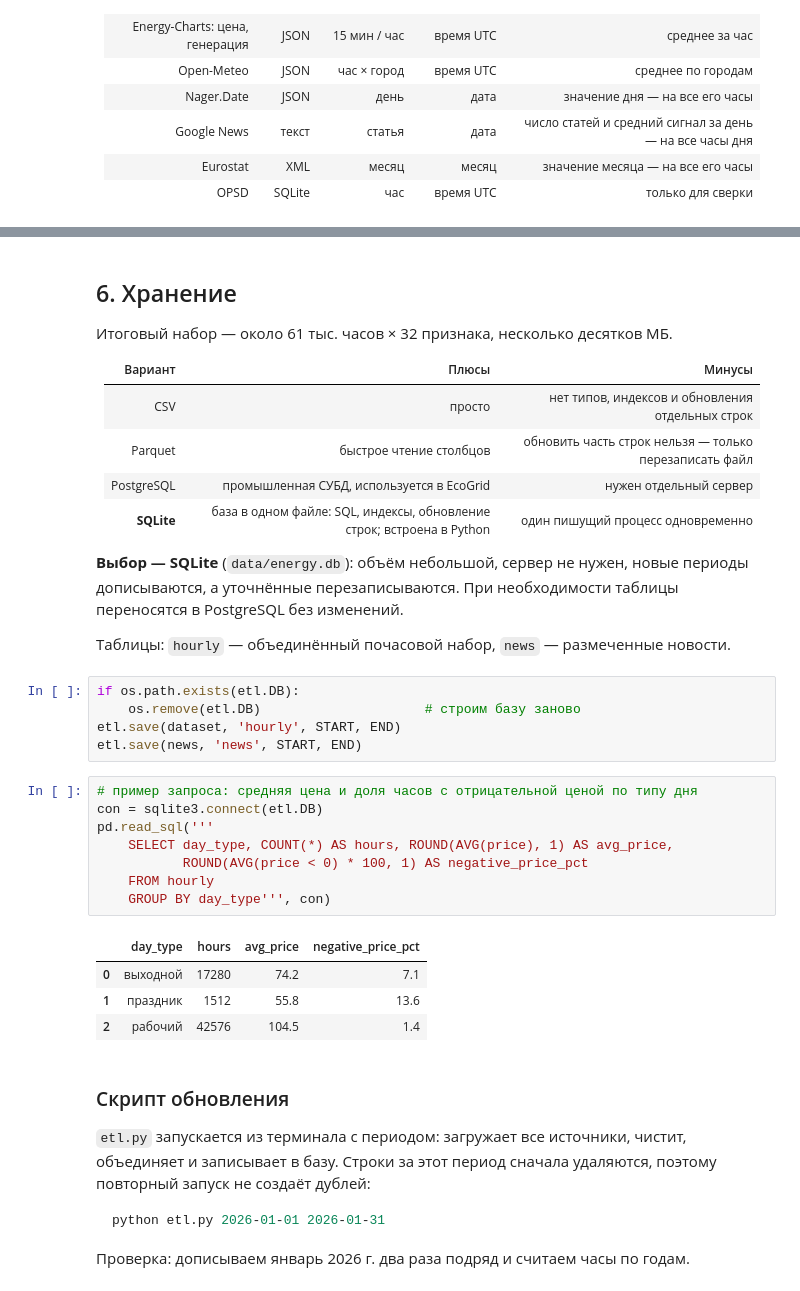
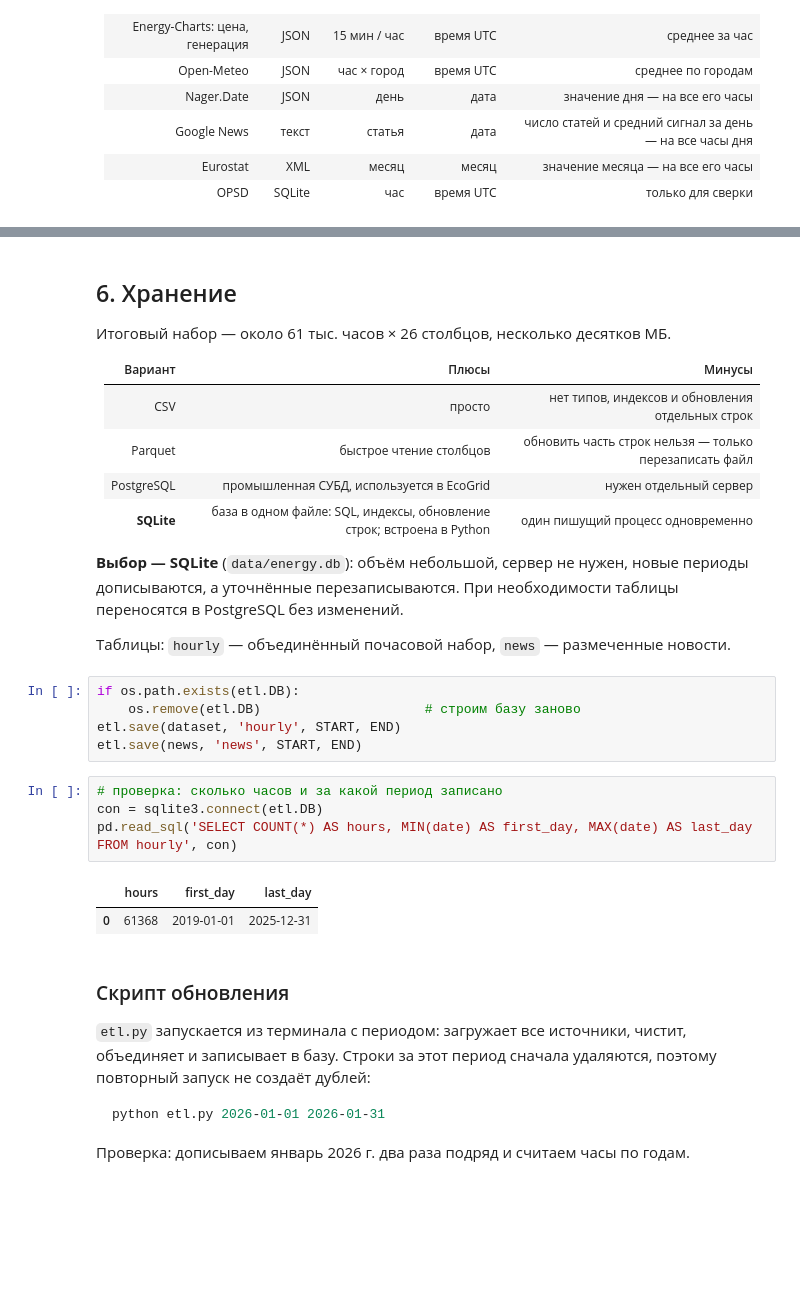
Before and after one commit to Isnob/tobd-coursework, a Jupyter notebook: 03_data_preparation.ipynb, the cells around one changed output, grey strips where cells are left out. Saved outputs shown, nothing was run; the diff lists cells and outputs as text; blank space fills up the shorter version.

```diff
--- a/03_data_preparation.ipynb
+++ b/03_data_preparation.ipynb
@@ -276,7 +266,7 @@ dataset.head(3)
 # %% [markdown]
 ## 6. Хранение
 
-Итоговый набор — около 61 тыс. часов × 32 признака, несколько десятков МБ.
+Итоговый набор — около 61 тыс. часов × 26 столбцов, несколько десятков МБ.
 
 | Вариант | Плюсы | Минусы |
 |:--|:--|:--|
@@ -294,18 +284,12 @@ if os.path.exists(etl.DB):
 etl.save(dataset, 'hourly', START, END)
 etl.save(news, 'news', START, END)
 # %%
-# пример запроса: средняя цена и доля часов с отрицательной ценой по типу дня
+# проверка: сколько часов и за какой период записано
 con = sqlite3.connect(etl.DB)
-pd.read_sql('''
-    SELECT day_type, COUNT(*) AS hours, ROUND(AVG(price), 1) AS avg_price,
-           ROUND(AVG(price < 0) * 100, 1) AS negative_price_pct
-    FROM hourly
-    GROUP BY day_type''', con)
+pd.read_sql('SELECT COUNT(*) AS hours, MIN(date) AS first_day, MAX(date) AS last_day FROM hourly', con)
 # %% [output]
-|  | day_type | hours | avg_price | negative_price_pct |
-| 0 | выходной | 17280 | 74.2 | 7.1 |
-| 1 | праздник | 1512 | 55.8 | 13.6 |
-| 2 | рабочий | 42576 | 104.5 | 1.4 |
+|  | hours | first_day | last_day |
+| 0 | 61368 | 2019-01-01 | 2025-12-31 |
 # %% [markdown]
 ### Скрипт обновления
 
```
Also changed, not shown: parts of 10 cells of this notebook, 1 other file.
